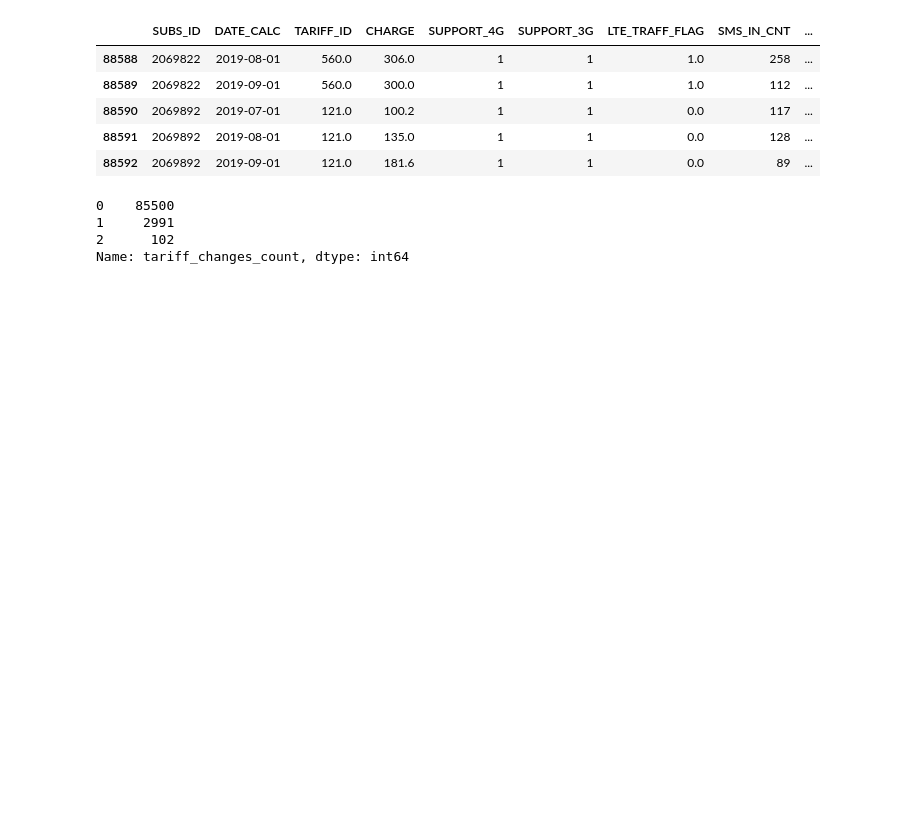
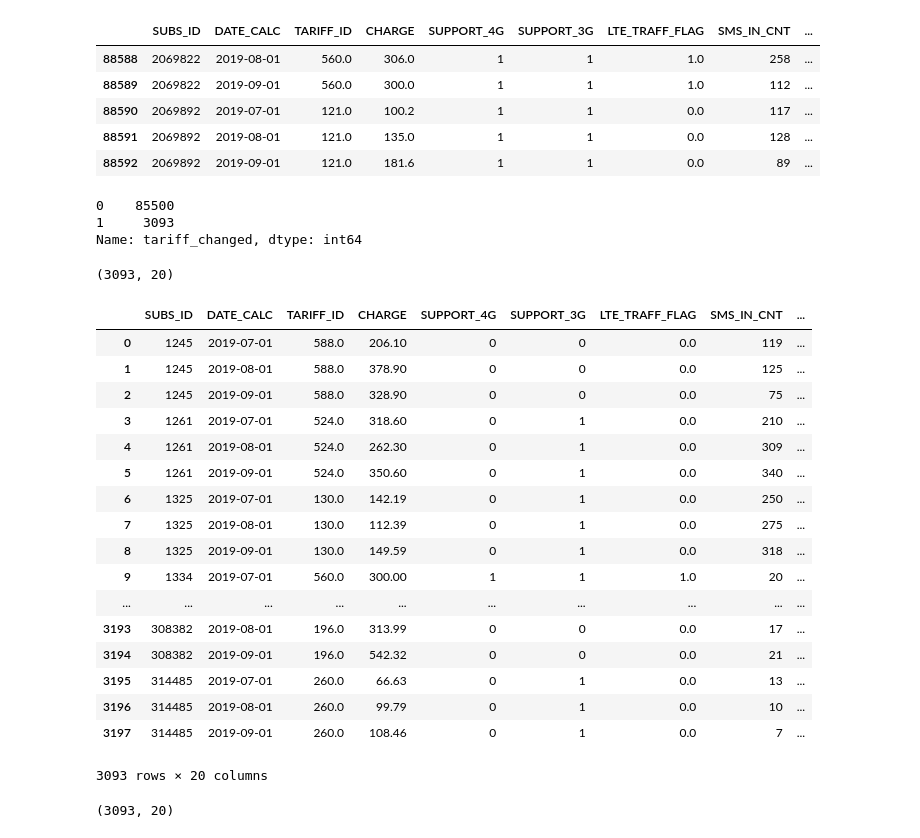
Before and after one commit to marcenavuc/best, a Jupyter notebook: Prepare.ipynb, the cells around one changed output. Drawn from its saved outputs; the diff is of its cells as text; code cells hidden in the pictures; blank space fills up the shorter version.

```diff
--- a/Prepare.ipynb
+++ b/Prepare.ipynb
@@ -147,9 +153,13 @@ three_df
 88593 rows × 19 columns
 # %%
 subs_ids = np.unique(three_df['SUBS_ID'])
-changes_count = []
+tariff_changed = []
 for idx in subs_ids:
-    for i in range(3):
-        changes_count.append(np.unique(three_df[three_df['SUBS_ID'] == idx]['TARIFF_ID']).shape[0] - 1)
-changes_count = pd.Series(changes_count)
+    if np.unique(three_df[three_df['SUBS_ID'] == idx]['TARIFF_ID']).shape[0] - 1 > 0:
+        for i in range(3):
+            tariff_changed.append(1)
+    else:
+        for i in range(3):
+            tariff_changed.append(0)
+tariff_changed = pd.Series(tariff_changed)
 # %%
@@ -161,6 +170,6 @@ changes_count.value_counts()
 dtype: int64
-# %%
-three_df['tariff_changes_count'] = changes_count
+# %%
+three_df['tariff_changed'] = tariff_changed
 # %%
 three_df.tail()
 # %% [output]
@@ -171,9 +180,35 @@ three_df.tail()
 | 88591 | 2069892 | 2019-08-01 | 121.0 | 135.0 | 1 | 1 | 0.0 | 128 | ... |
 | 88592 | 2069892 | 2019-09-01 | 121.0 | 181.6 | 1 | 1 | 0.0 | 89 | ... |
 # %%
-three_df['tariff_changes_count'].value_counts()
+three_df['tariff_changed'].value_counts()
 # %% [output]
 0    85500
-1     2991
-2      102
-Name: tariff_changes_count, dtype: int64
+1     3093
+Name: tariff_changed, dtype: int64
+# %%
+tariff_not_changed = three_df[three_df['tariff_changed'] == 0].head(3093)
+# %%
+tariff_not_changed.shape
+# %% [output]
+(3093, 20)
+# %%
+tariff_not_changed
+# %% [output]
+|  | SUBS_ID | DATE_CALC | TARIFF_ID | CHARGE | SUPPORT_4G | SUPPORT_3G | LTE_TRAFF_FLAG | SMS_IN_CNT | ... |
+| 0 | 1245 | 2019-07-01 | 588.0 | 206.10 | 0 | 0 | 0.0 | 119 | ... |
+| 1 | 1245 | 2019-08-01 | 588.0 | 378.90 | 0 | 0 | 0.0 | 125 | ... |
+| 2 | 1245 | 2019-09-01 | 588.0 | 328.90 | 0 | 0 | 0.0 | 75 | ... |
+| 3 | 1261 | 2019-07-01 | 524.0 | 318.60 | 0 | 1 | 0.0 | 210 | ... |
+| 4 | 1261 | 2019-08-01 | 524.0 | 262.30 | 0 | 1 | 0.0 | 309 | ... |
+| 5 | 1261 | 2019-09-01 | 524.0 | 350.60 | 0 | 1 | 0.0 | 340 | ... |
+| 6 | 1325 | 2019-07-01 | 130.0 | 142.19 | 0 | 1 | 0.0 | 250 | ... |
+| 7 | 1325 | 2019-08-01 | 130.0 | 112.39 | 0 | 1 | 0.0 | 275 | ... |
+| 8 | 1325 | 2019-09-01 | 130.0 | 149.59 | 0 | 1 | 0.0 | 318 | ... |
+| 9 | 1334 | 2019-07-01 | 560.0 | 300.00 | 1 | 1 | 1.0 | 20 | ... |
+| ... | ... | ... | ... | ... | ... | ... | ... | ... | ... |
+| 3193 | 308382 | 2019-08-01 | 196.0 | 313.99 | 0 | 0 | 0.0 | 17 | ... |
+| 3194 | 308382 | 2019-09-01 | 196.0 | 542.32 | 0 | 0 | 0.0 | 21 | ... |
+| 3195 | 314485 | 2019-07-01 | 260.0 | 66.63 | 0 | 1 | 0.0 | 13 | ... |
+| 3196 | 314485 | 2019-08-01 | 260.0 | 99.79 | 0 | 1 | 0.0 | 10 | ... |
+| 3197 | 314485 | 2019-09-01 | 260.0 | 108.46 | 0 | 1 | 0.0 | 7 | ... |
+3093 rows × 20 columns
@@ -179,0 +217,4 @@ Name: tariff_changes_count, dtype: int64
+# %%
+tariff_changed.shape
+# %% [output]
+(3093, 20)
```
Also changed, not shown: parts of 11 cells of this notebook, 1 other file.
